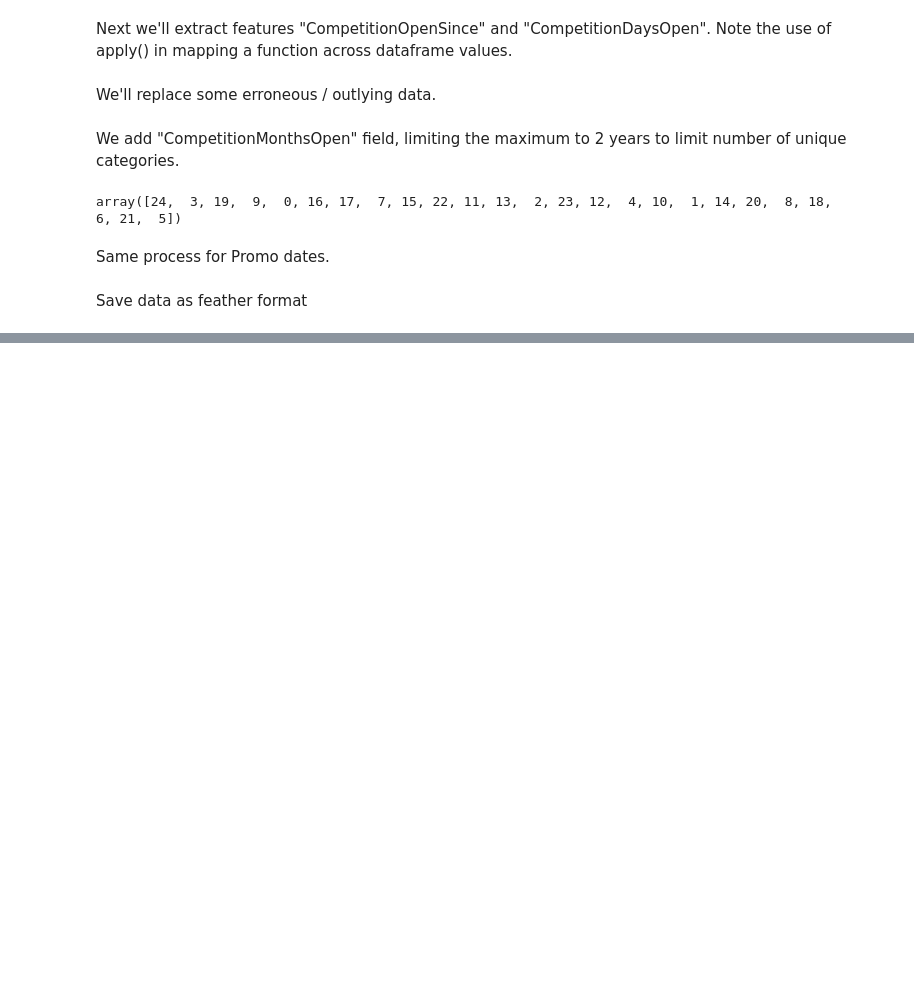
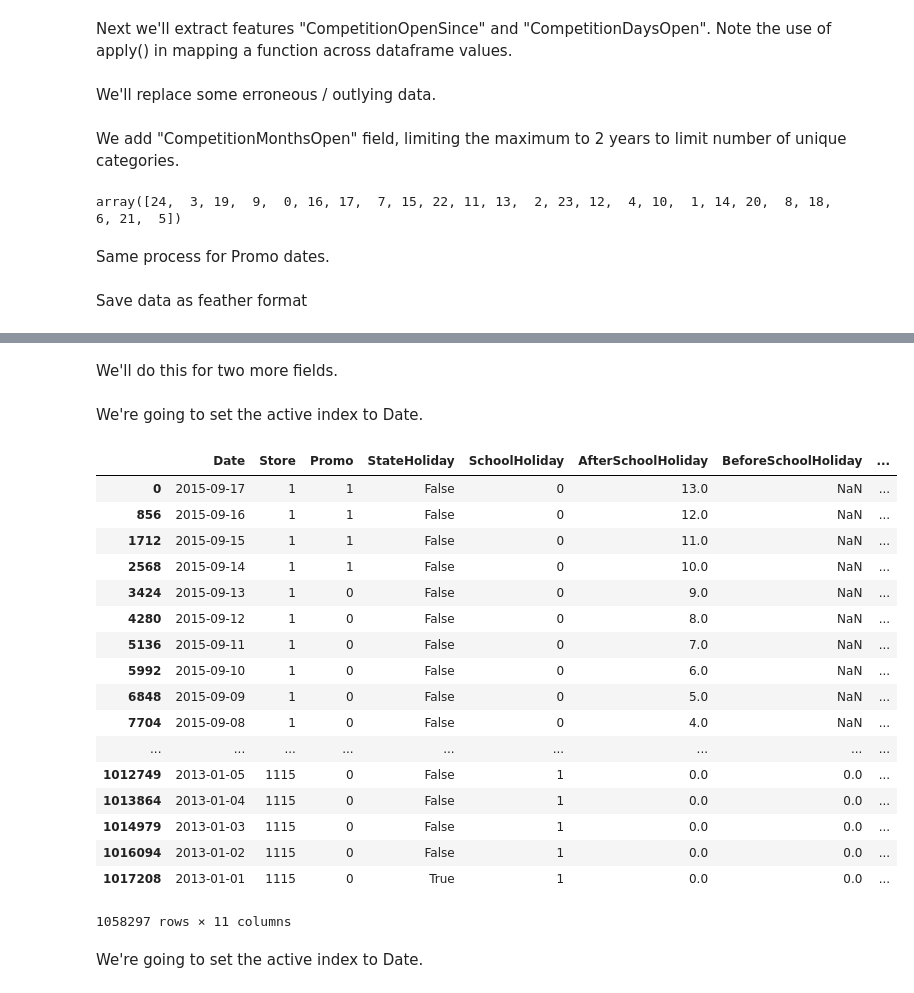
Before and after one commit to tomilsinszki/machine_learning, a Jupyter notebook: rossman_competition.ipynb, the cells around one changed output, grey strips where cells are left out. Cells and saved outputs as stored; diff of their text form; code cells hidden in the pictures; blank space fills up the shorter version.

```diff
--- a/rossman_competition.ipynb
+++ b/rossman_competition.ipynb
@@ -493,0 +526,3 @@ joined_test.to_feather(f'{PATH}joined_test')
+# %%
+#df = train[columns]
+df = train[columns].append(test[columns])
@@ -493,0 +558,6 @@ joined_test.to_feather(f'{PATH}joined_test')
+# %%
+fld = 'SchoolHoliday'
+df = df.sort_values(['Store', 'Date'])
+get_elapsed(fld, 'After')
+df = df.sort_values(['Store', 'Date'], ascending=[True, False])
+get_elapsed(fld, 'Before')
@@ -493,0 +585,39 @@ joined_test.to_feather(f'{PATH}joined_test')
+# %% [markdown]
+We'll do this for two more fields.
+# %%
+fld = 'StateHoliday'
+df = df.sort_values(['Store', 'Date'])
+get_elapsed(fld, 'After')
+df = df.sort_values(['Store', 'Date'], ascending=[True, False])
+get_elapsed(fld, 'Before')
+# %%
+fld = 'Promo'
+df = df.sort_values(['Store', 'Date'])
+get_elapsed(fld, 'After')
+df = df.sort_values(['Store', 'Date'], ascending=[True, False])
+get_elapsed(fld, 'Before')
+# %% [markdown]
+We're going to set the active index to Date.
+# %%
+df
+# %% [output]
+|  | Date | Store | Promo | StateHoliday | SchoolHoliday | AfterSchoolHoliday | BeforeSchoolHoliday | ... |
+| 0 | 2015-09-17 | 1 | 1 | False | 0 | 13.0 | NaN | ... |
+| 856 | 2015-09-16 | 1 | 1 | False | 0 | 12.0 | NaN | ... |
+| 1712 | 2015-09-15 | 1 | 1 | False | 0 | 11.0 | NaN | ... |
+| 2568 | 2015-09-14 | 1 | 1 | False | 0 | 10.0 | NaN | ... |
+| 3424 | 2015-09-13 | 1 | 0 | False | 0 | 9.0 | NaN | ... |
+| 4280 | 2015-09-12 | 1 | 0 | False | 0 | 8.0 | NaN | ... |
+| 5136 | 2015-09-11 | 1 | 0 | False | 0 | 7.0 | NaN | ... |
+| 5992 | 2015-09-10 | 1 | 0 | False | 0 | 6.0 | NaN | ... |
+| 6848 | 2015-09-09 | 1 | 0 | False | 0 | 5.0 | NaN | ... |
+| 7704 | 2015-09-08 | 1 | 0 | False | 0 | 4.0 | NaN | ... |
+| ... | ... | ... | ... | ... | ... | ... | ... | ... |
+| 1012749 | 2013-01-05 | 1115 | 0 | False | 1 | 0.0 | 0.0 | ... |
+| 1013864 | 2013-01-04 | 1115 | 0 | False | 1 | 0.0 | 0.0 | ... |
+| 1014979 | 2013-01-03 | 1115 | 0 | False | 1 | 0.0 | 0.0 | ... |
+| 1016094 | 2013-01-02 | 1115 | 0 | False | 1 | 0.0 | 0.0 | ... |
+| 1017208 | 2013-01-01 | 1115 | 0 | True | 1 | 0.0 | 0.0 | ... |
+1058297 rows × 11 columns
+# %% [markdown]
+We're going to set the active index to Date.
```
Also changed, not shown: parts of 33 cells of this notebook.
